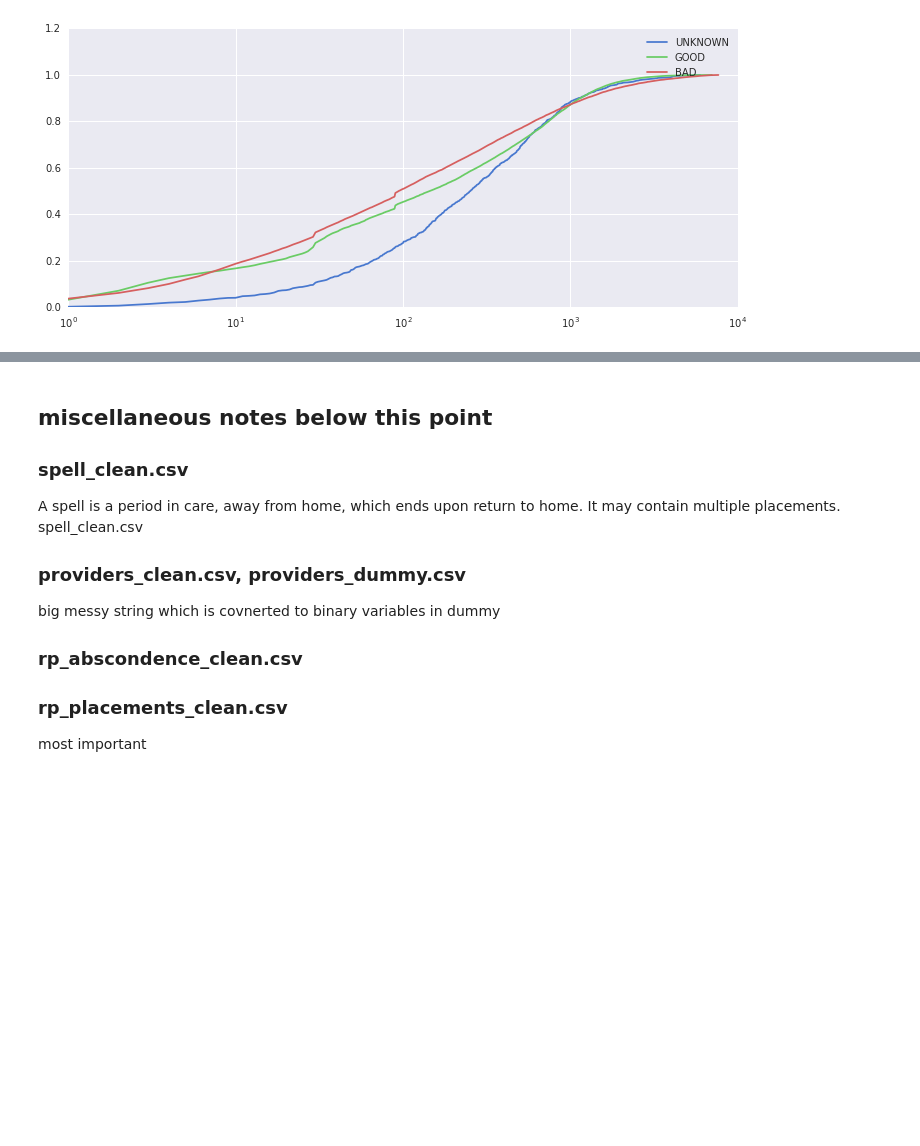
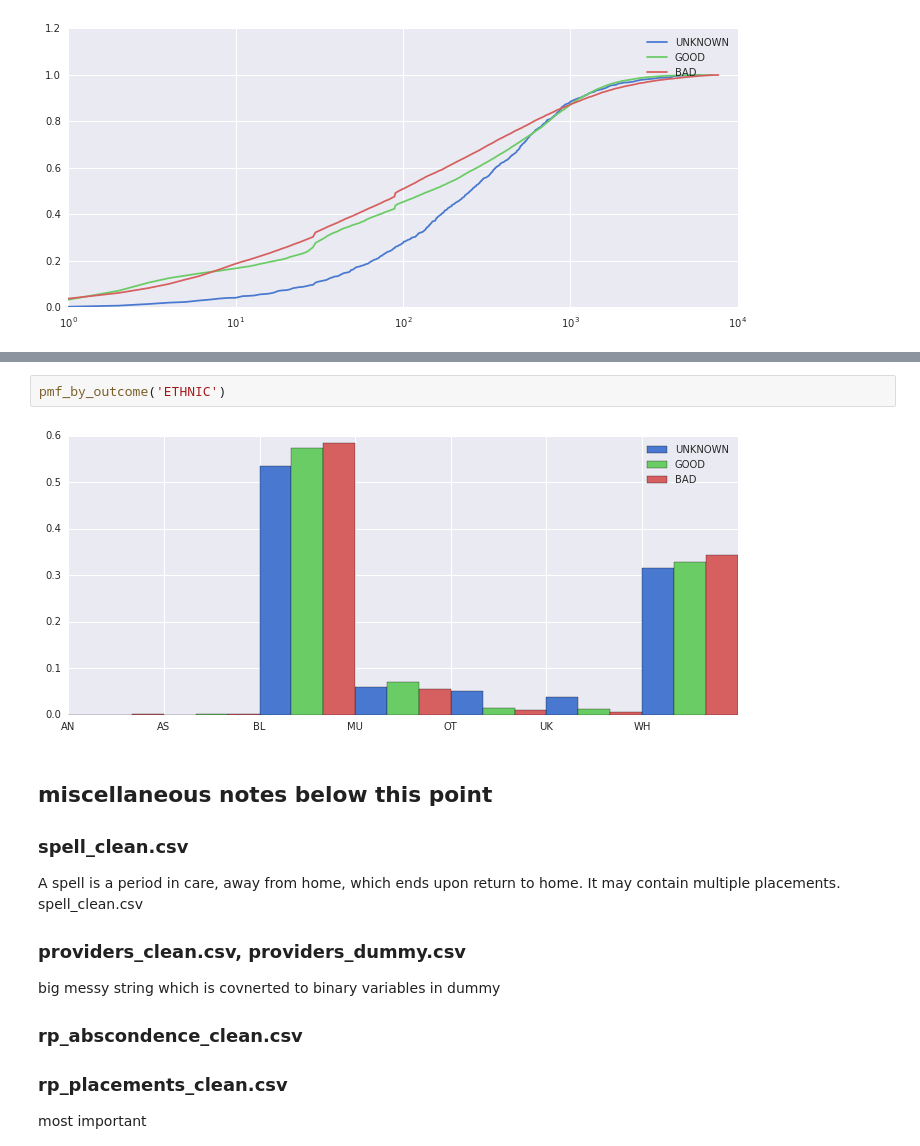
Before and after one commit to rachelauryn/FosterCareMobility, a Jupyter notebook: python/aec.ipynb, the cells around one changed output, grey strips where cells are left out. Drawn from its saved outputs; the diff is of its cells as text; blank space fills up the shorter version.

```diff
--- a/python/aec.ipynb
+++ b/python/aec.ipynb
@@ -140,3 +152,7 @@ dist_by_outcome('SPELLAGE')
+# %%
+pmf_by_outcome('ETHNIC')
+# %% [output]
+[figure, added]
 # %% [markdown]
 ## miscellaneous notes below this point
 
```
Also changed, not shown: parts of 6 cells of this notebook.
